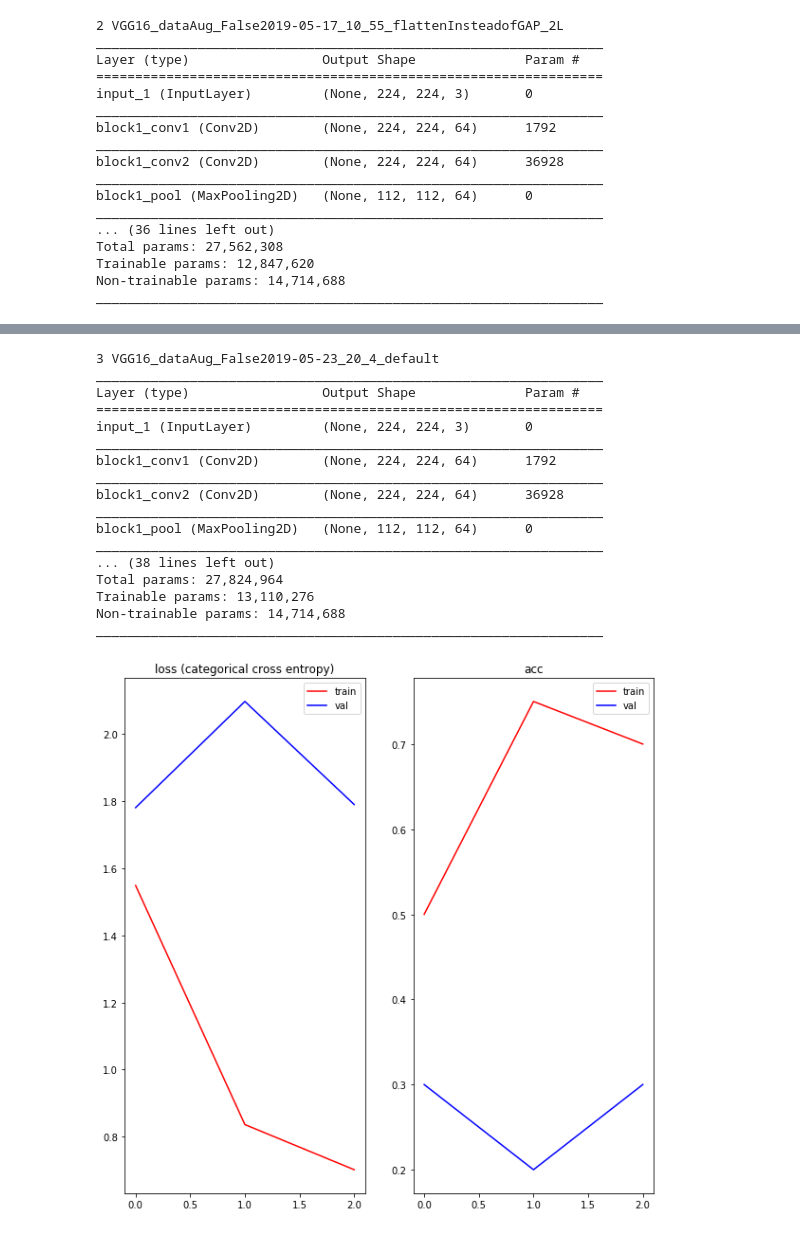
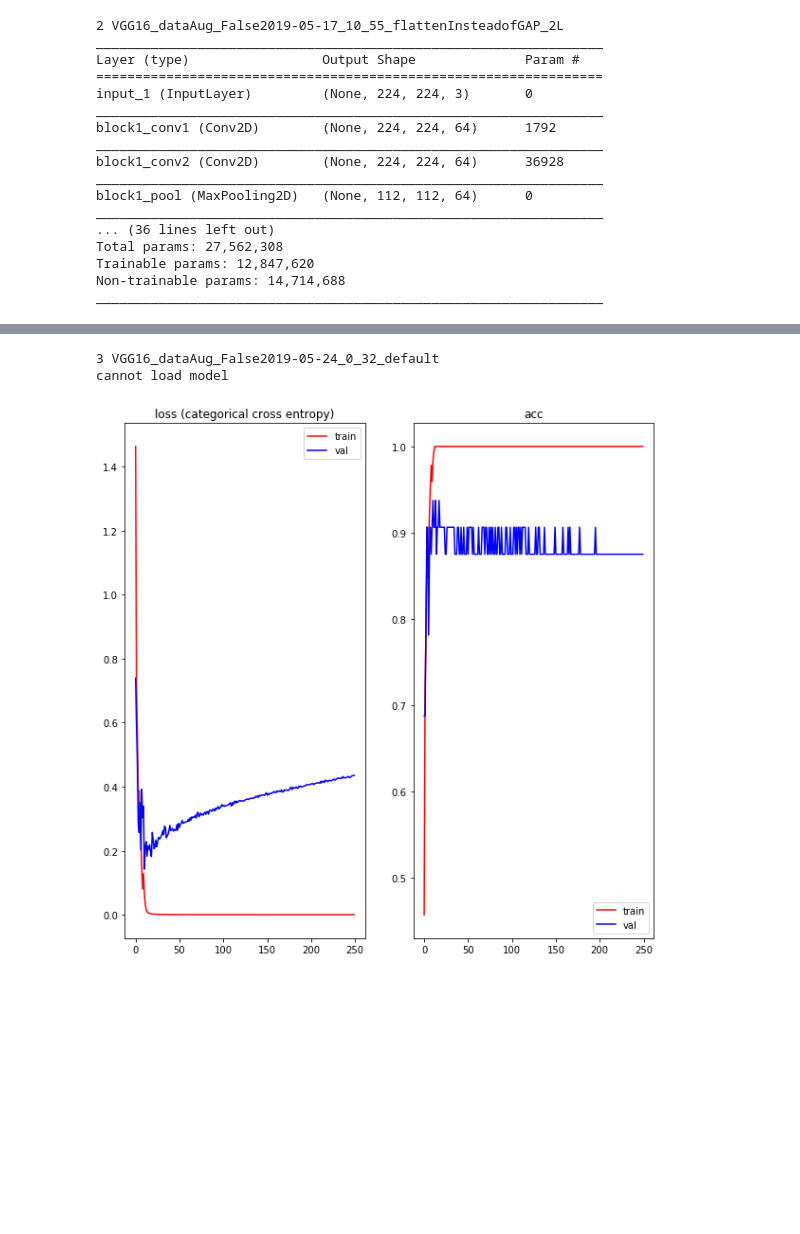
Before and after one commit to amourav/OCT-Image-Classification, a Jupyter notebook: Evaluation/VGG16 models/last layers comparison.ipynb, the cells around one changed output, grey strips where cells are left out. Drawn from its saved outputs; the diff is of its cells as text; code cells hidden in the pictures; blank space fills up the shorter version.

Commit message:
model eval comarison notebook

```diff
--- a/Evaluation/VGG16 models/last layers comparison.ipynb
+++ b/Evaluation/VGG16 models/last layers comparison.ipynb
@@ -58,8 +60,12 @@ for i, expDir in enumerate(dirList):
     expPath = join(modelsPath, expDir)
     assert(os.path.isdir(expPath))
     modelPath = join(expPath, "VGG16.hdf5")
-    model = load_model(modelPath)
-    model.summary()
+    try:
+        model = load_model(modelPath)
+        model.summary()
+    except:
+        print('cannot load model')
+
     histPath = join(expPath, "VGG16_History.csv")
     modelHist = pd.read_csv(histPath, index_col=0)
     plotModelHist(modelHist)
@@ -93,51 +99,36 @@ _________________________________________________________________
 block1_conv1 (Conv2D)        (None, 224, 224, 64)      1792
 _________________________________________________________________
 block1_conv2 (Conv2D)        (None, 224, 224, 64)      36928
 _________________________________________________________________
 block1_pool (MaxPooling2D)   (None, 112, 112, 64)      0
 _________________________________________________________________
 ... (34 lines left out)
 Total params: 14,815,044
 Trainable params: 100,356
 Non-trainable params: 14,714,688
 _________________________________________________________________
 [figure]
 2 VGG16_dataAug_False2019-05-17_10_55_flattenInsteadofGAP_2L
 _________________________________________________________________
 Layer (type)                 Output Shape              Param #
 =================================================================
 input_1 (InputLayer)         (None, 224, 224, 3)       0
 _________________________________________________________________
 block1_conv1 (Conv2D)        (None, 224, 224, 64)      1792
 _________________________________________________________________
 block1_conv2 (Conv2D)        (None, 224, 224, 64)      36928
 _________________________________________________________________
 block1_pool (MaxPooling2D)   (None, 112, 112, 64)      0
 _________________________________________________________________
 ... (36 lines left out)
 Total params: 27,562,308
 Trainable params: 12,847,620
 Non-trainable params: 14,714,688
 _________________________________________________________________
 [figure]
-3 VGG16_dataAug_False2019-05-23_20_4_default
-_________________________________________________________________
-Layer (type)                 Output Shape              Param #
-=================================================================
-input_1 (InputLayer)         (None, 224, 224, 3)       0
-_________________________________________________________________
-block1_conv1 (Conv2D)        (None, 224, 224, 64)      1792
-_________________________________________________________________
-block1_conv2 (Conv2D)        (None, 224, 224, 64)      36928
-_________________________________________________________________
-block1_pool (MaxPooling2D)   (None, 112, 112, 64)      0
-_________________________________________________________________
-... (38 lines left out)
-Total params: 27,824,964
-Trainable params: 13,110,276
-Non-trainable params: 14,714,688
-_________________________________________________________________
+3 VGG16_dataAug_False2019-05-24_0_32_default
+cannot load model
-[figure, old version]
+[figure, new version]
 # %%
 classMap = {
     "NORMAL": 0,
```
Also changed, not shown: parts of 4 cells of this notebook.
